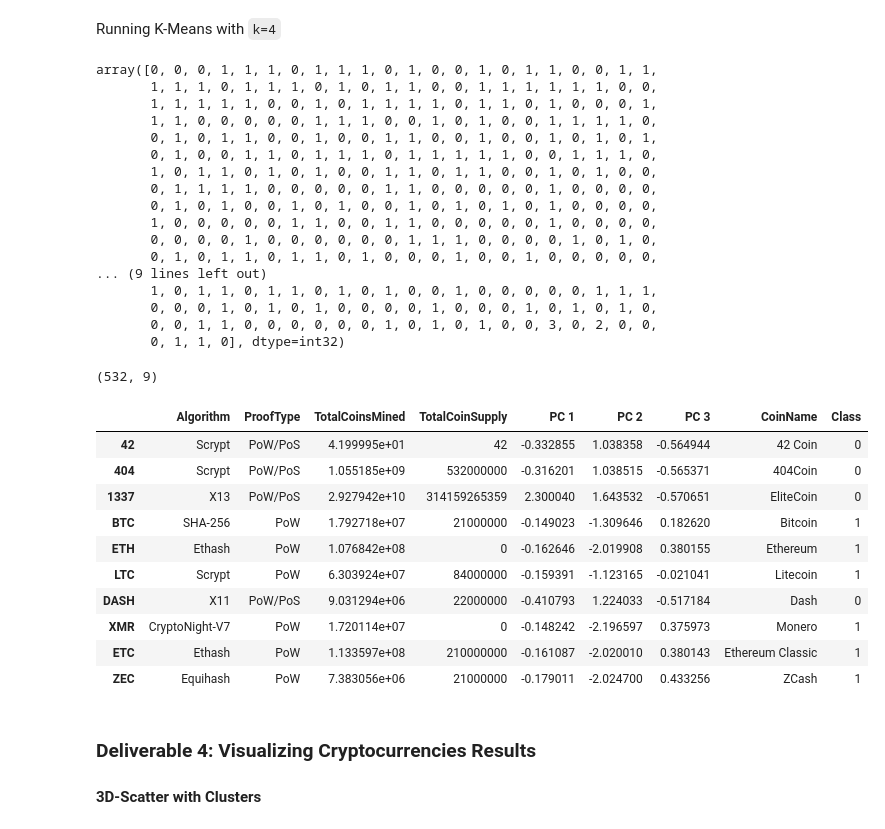
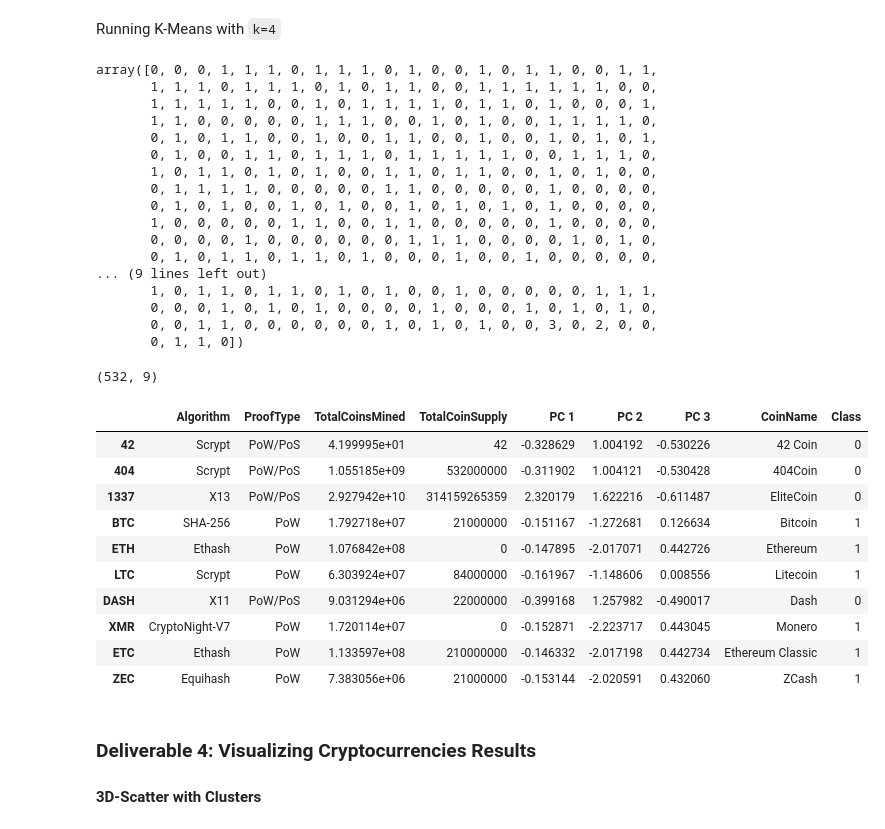
Before and after one commit to jlemus1367/Cryptocurrencies, a Jupyter notebook: crypto_clustering.ipynb, the cells around one changed output. Saved outputs shown, nothing was run; the diff lists cells and outputs as text; code cells hidden in the pictures.

```diff
--- a/crypto_clustering.ipynb
+++ b/crypto_clustering.ipynb
@@ -180,9 +180,9 @@ array([[-0.32862865,  1.00419168, -0.53022613],
        [-0.27786817,  0.75834608, -0.25229817]])
 # %%
 # Create a DataFrame with the three principal components.
-df_crypto_pca = pd.DataFrame(
+pcs_df = pd.DataFrame(
     data=crypto_pca, columns=['PC 1', 'PC 2', 'PC 3'], index=crypto_df.index)
-df_crypto_pca.head(10)
+pcs_df.head(10)
 # %% [output]
 |  | PC 1 | PC 2 | PC 3 |
 | 42 | -0.328629 | 1.004192 | -0.530226 |
@@ -206,0 +202,13 @@ df_crypto_pca.head(10)
+# %%
+# Create an elbow curve to find the best value for K.
+inertia = []
+k = list(range(1, 11))
+
+for i in k:
+    km = KMeans(n_clusters=i, random_state=0)
+    km.fit(pcs_df)
+    inertia.append(km.inertia_)
+
+elbow_data = {'k': k, 'inertia': inertia}
+df_elbow = pd.DataFrame(elbow_data)
+df_elbow.hvplot.line(x='k', y='inertia', xticks=k, title='Elbow Curve')
@@ -208,13 +218,14 @@ df_crypto_pca.head(10)
 Running K-Means with `k=4`
 # %%
 # Initialize the K-Means model.
-# YOUR CODE HERE
+model = KMeans(n_clusters=4, random_state=0)
 
 # Fit the model
-# YOUR CODE HERE
+model.fit(pcs_df)
 
 # Predict clusters
-# YOUR CODE HERE
+predictions = model.predict(pcs_df)
+predictions
 # %% [output]
 array([0, 0, 0, 1, 1, 1, 0, 1, 1, 1, 0, 1, 0, 0, 1, 0, 1, 1, 0, 0, 1, 1,
        1, 1, 1, 0, 1, 1, 1, 0, 1, 0, 1, 1, 0, 0, 1, 1, 1, 1, 1, 1, 0, 0,
@@ -232,34 +243,33 @@ array([0, 0, 0, 1, 1, 1, 0, 1, 1, 1, 0, 1, 0, 0, 1, 0, 1, 1, 0, 0, 1, 1,
        1, 0, 1, 1, 0, 1, 1, 0, 1, 0, 1, 0, 0, 1, 0, 0, 0, 0, 0, 1, 1, 1,
        0, 0, 0, 1, 0, 1, 0, 1, 0, 0, 0, 0, 1, 0, 0, 0, 1, 0, 1, 0, 1, 0,
        0, 0, 1, 1, 0, 0, 0, 0, 0, 0, 1, 0, 1, 0, 1, 0, 0, 3, 0, 2, 0, 0,
-       0, 1, 1, 0], dtype=int32)
+       0, 1, 1, 0])
 # %%
-# Create a new DataFrame including predicted clusters and cryptocurrencies features.
 # Concatentate the crypto_df and pcs_df DataFrames on the same columns.
-# YOUR CODE HERE
+clustered_df = pd.concat([crypto_df, pcs_df], axis=1)
 
 #  Add a new column, "CoinName" to the clustered_df DataFrame that holds the names of the cryptocurrencies.
-# YOUR CODE HERE
+clustered_df = pd.merge(clustered_df, names_df, right_index=True, left_index=True)
 
 #  Add a new column, "Class" to the clustered_df DataFrame that holds the predictions.
-# YOUR CODE HERE
+clustered_df['Class'] = model.labels_
 
 # Print the shape of the clustered_df
 print(clustered_df.shape)
 clustered_df.head(10)
 # %% [output]
 (532, 9)
 |  | Algorithm | ProofType | TotalCoinsMined | TotalCoinSupply | PC 1 | PC 2 | PC 3 | CoinName | Class |
-| 42 | Scrypt | PoW/PoS | 4.199995e+01 | 42 | -0.332855 | 1.038358 | -0.564944 | 42 Coin | 0 |
-| 404 | Scrypt | PoW/PoS | 1.055185e+09 | 532000000 | -0.316201 | 1.038515 | -0.565371 | 404Coin | 0 |
-| 1337 | X13 | PoW/PoS | 2.927942e+10 | 314159265359 | 2.300040 | 1.643532 | -0.570651 | EliteCoin | 0 |
-| BTC | SHA-256 | PoW | 1.792718e+07 | 21000000 | -0.149023 | -1.309646 | 0.182620 | Bitcoin | 1 |
-| ETH | Ethash | PoW | 1.076842e+08 | 0 | -0.162646 | -2.019908 | 0.380155 | Ethereum | 1 |
-| LTC | Scrypt | PoW | 6.303924e+07 | 84000000 | -0.159391 | -1.123165 | -0.021041 | Litecoin | 1 |
-| DASH | X11 | PoW/PoS | 9.031294e+06 | 22000000 | -0.410793 | 1.224033 | -0.517184 | Dash | 0 |
-| XMR | CryptoNight-V7 | PoW | 1.720114e+07 | 0 | -0.148242 | -2.196597 | 0.375973 | Monero | 1 |
-| ETC | Ethash | PoW | 1.133597e+08 | 210000000 | -0.161087 | -2.020010 | 0.380143 | Ethereum Classic | 1 |
-| ZEC | Equihash | PoW | 7.383056e+06 | 21000000 | -0.179011 | -2.024700 | 0.433256 | ZCash | 1 |
+| 42 | Scrypt | PoW/PoS | 4.199995e+01 | 42 | -0.328629 | 1.004192 | -0.530226 | 42 Coin | 0 |
+| 404 | Scrypt | PoW/PoS | 1.055185e+09 | 532000000 | -0.311902 | 1.004121 | -0.530428 | 404Coin | 0 |
+| 1337 | X13 | PoW/PoS | 2.927942e+10 | 314159265359 | 2.320179 | 1.622216 | -0.611487 | EliteCoin | 0 |
+| BTC | SHA-256 | PoW | 1.792718e+07 | 21000000 | -0.151167 | -1.272681 | 0.126634 | Bitcoin | 1 |
+| ETH | Ethash | PoW | 1.076842e+08 | 0 | -0.147895 | -2.017071 | 0.442726 | Ethereum | 1 |
+| LTC | Scrypt | PoW | 6.303924e+07 | 84000000 | -0.161967 | -1.148606 | 0.008556 | Litecoin | 1 |
+| DASH | X11 | PoW/PoS | 9.031294e+06 | 22000000 | -0.399168 | 1.257982 | -0.490017 | Dash | 0 |
+| XMR | CryptoNight-V7 | PoW | 1.720114e+07 | 0 | -0.152871 | -2.223717 | 0.443045 | Monero | 1 |
+| ETC | Ethash | PoW | 1.133597e+08 | 210000000 | -0.146332 | -2.017198 | 0.442734 | Ethereum Classic | 1 |
+| ZEC | Equihash | PoW | 7.383056e+06 | 21000000 | -0.153144 | -2.020591 | 0.432060 | ZCash | 1 |
 # %% [markdown]
 ### Deliverable 4: Visualizing Cryptocurrencies Results
 
```
Also changed, not shown: parts of 2 cells of this notebook.
